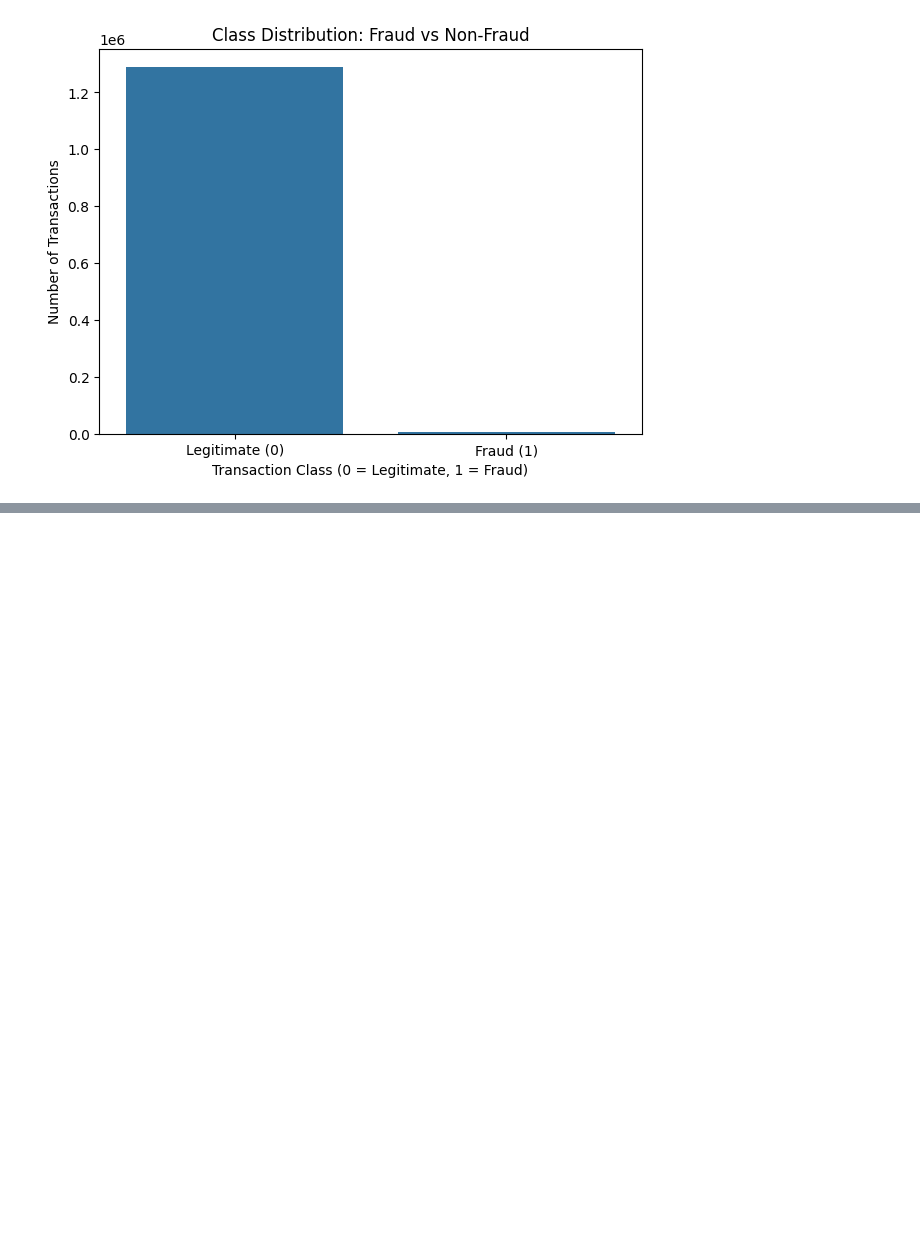
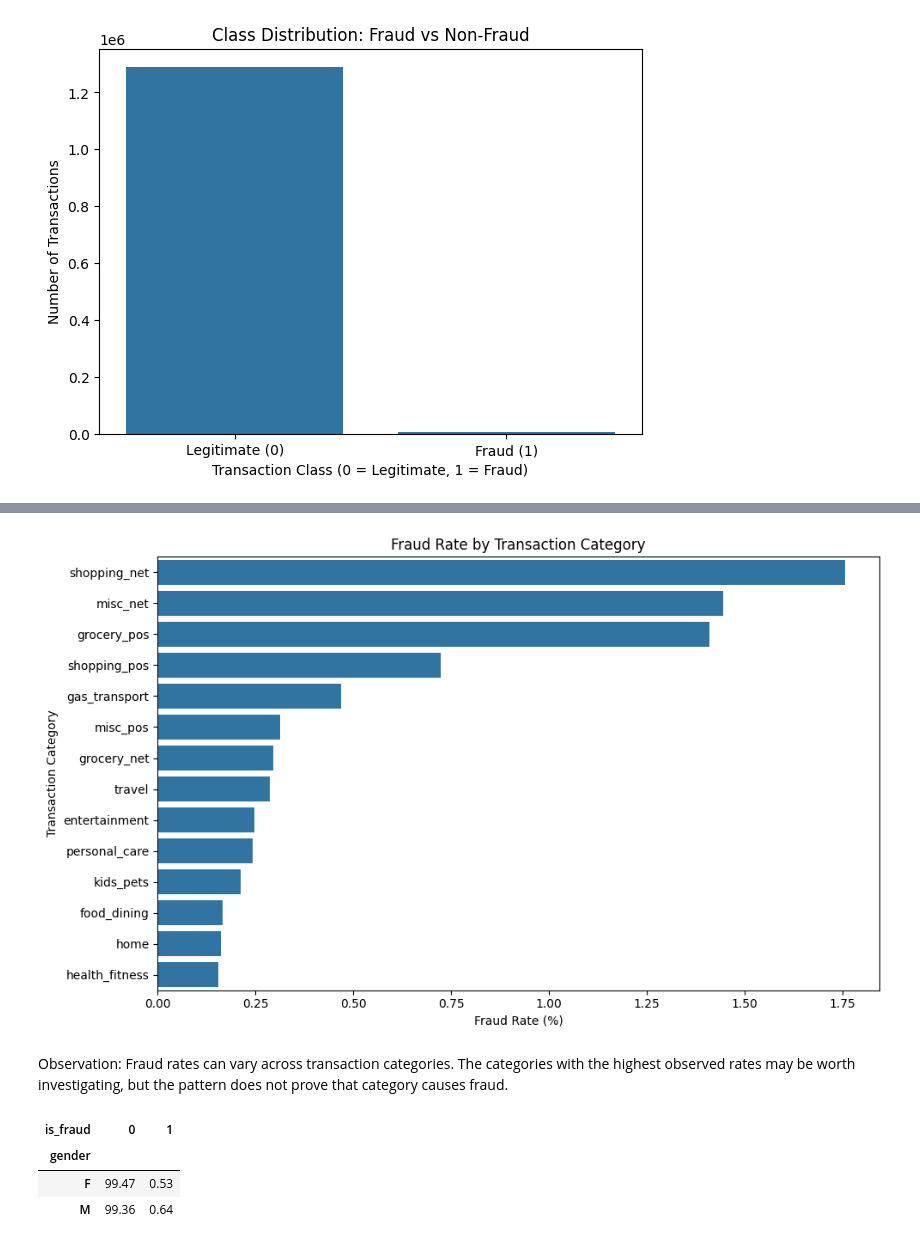
Before and after one commit to nagham245/Credit-Card-Fraud-Detection, a Jupyter notebook: Fraud_Detection_EDA.ipynb, the cells around one changed output, grey strips where cells are left out. Saved outputs shown, nothing was run; the diff lists cells and outputs as text; code cells hidden in the pictures; blank space fills up the shorter version.

```diff
--- a/Fraud_Detection_EDA.ipynb
+++ b/Fraud_Detection_EDA.ipynb
@@ -507,0 +338,8 @@ The exploratory data analysis identified class imbalance, differences in transac
+# %%
+fraud_by_category = df_train.groupby("category")["is_fraud"].agg(
+    total_transactions="count",
+    fraud_transactions="sum",
+    fraud_rate="mean"
+)
+fraud_by_category["fraud_rate"] *= 100
+fraud_by_category.sort_values("fraud_rate", ascending=False).round(2)
@@ -507,0 +363,27 @@ The exploratory data analysis identified class imbalance, differences in transac
+# %%
+category_plot = fraud_by_category.sort_values("fraud_rate", ascending=False)
+
+plt.figure(figsize=(10, 6))
+sns.barplot(x=category_plot["fraud_rate"], y=category_plot.index)
+plt.title("Fraud Rate by Transaction Category")
+plt.xlabel("Fraud Rate (%)")
+plt.ylabel("Transaction Category")
+plt.tight_layout()
+plt.show()
+# %% [output]
+[figure, added]
+# %% [markdown]
+Observation: Fraud rates can vary across transaction categories. The categories with the highest observed rates may be worth investigating, but the pattern does not prove that category causes fraud.
+# %%
+gender_fraud = pd.crosstab(
+    df_train["gender"],
+    df_train["is_fraud"],
+    normalize="index"
+).mul(100).round(2)
+
+gender_fraud
+# %% [output]
+| is_fraud | 0 | 1 |
+| gender |  |  |
+| F | 99.47 | 0.53 |
+| M | 99.36 | 0.64 |
```
Also changed, not shown: parts of 40 cells of this notebook.
